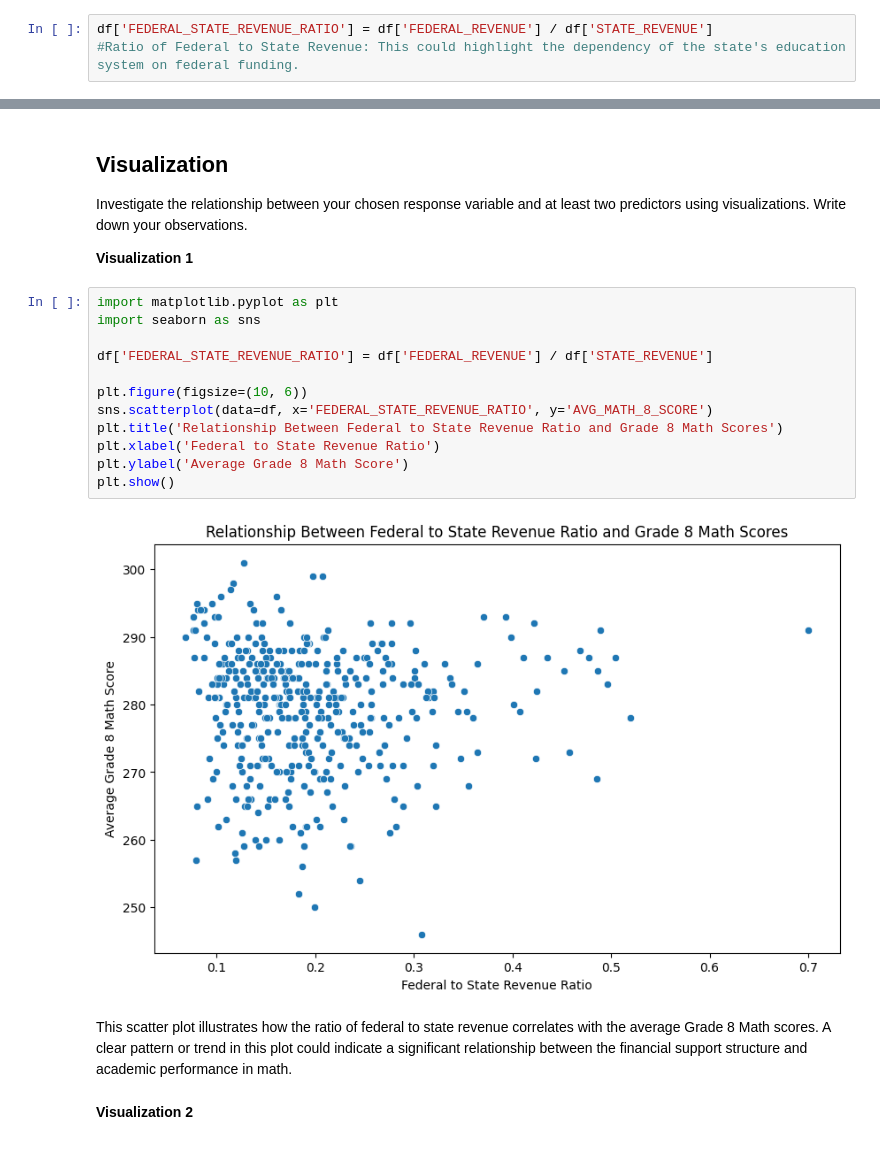
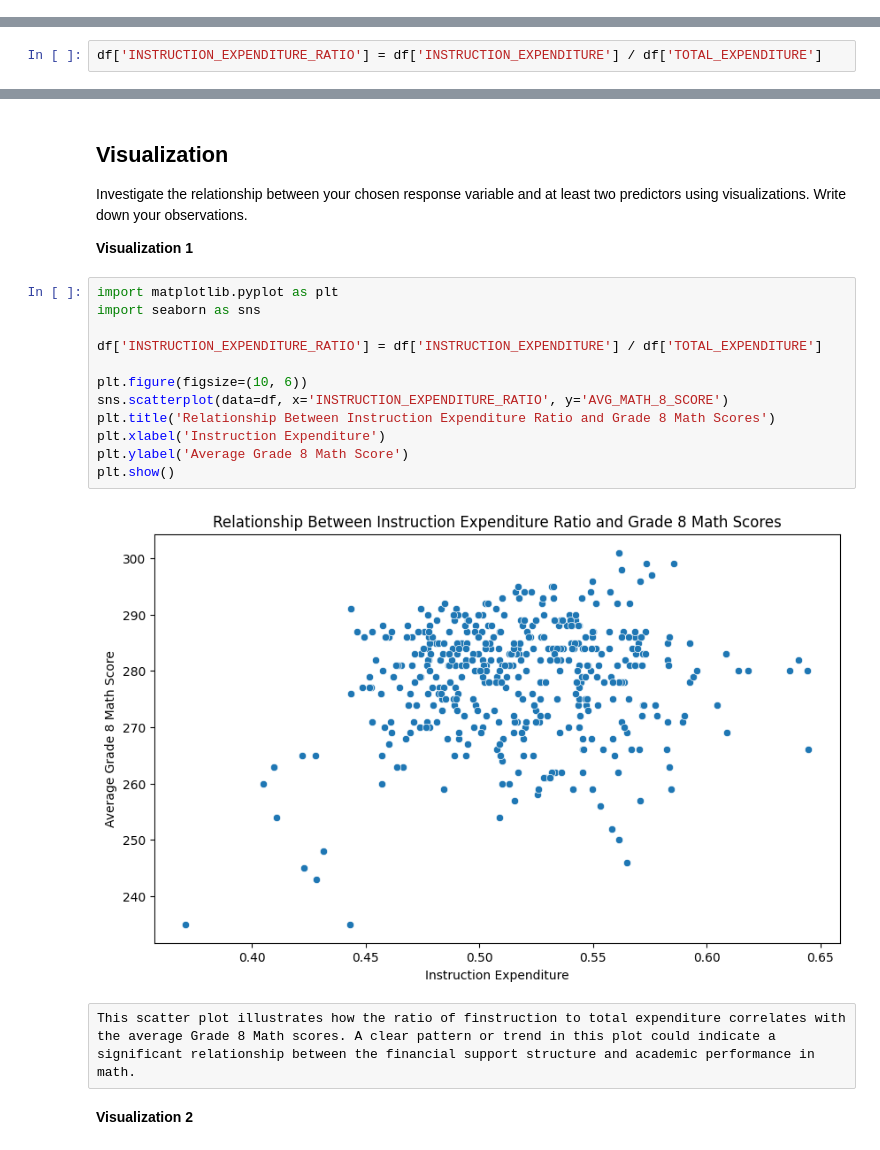
Before and after one commit to Edgarzhu7/MDST-Tutorial, a Jupyter notebook: tutorial1/checkpoint1.ipynb, the cells around one changed output, grey strips where cells are left out. Drawn from its saved outputs; the diff is of its cells as text.

```diff
--- a/tutorial1/checkpoint1.ipynb
+++ b/tutorial1/checkpoint1.ipynb
@@ -142,6 +142,3 @@ After exploring the data, you can choose to modify features that you would use t
 You can also create your own features. For example, perhaps you figured that maybe a state's expenditure per student may affect their overall academic performance so you create a expenditure_per_student feature.
 
 Use this space to modify or create features.
-# %%
-df['FEDERAL_STATE_REVENUE_RATIO'] = df['FEDERAL_REVENUE'] / df['STATE_REVENUE']
-#Ratio of Federal to State Revenue: This could highlight the dependency of the state's education system on federal funding.
@@ -149,0 +145,2 @@ Feature engineering justification: **<BRIEFLY DESCRIBE WHY YOU MADE THE CHANGES
+# %%
+df['INSTRUCTION_EXPENDITURE_RATIO'] = df['INSTRUCTION_EXPENDITURE'] / df['TOTAL_EXPENDITURE']
@@ -156,18 +156,18 @@ Investigate the relationship between your chosen response variable and at least
 # %%
 import matplotlib.pyplot as plt
 import seaborn as sns
 
-df['FEDERAL_STATE_REVENUE_RATIO'] = df['FEDERAL_REVENUE'] / df['STATE_REVENUE']
+df['INSTRUCTION_EXPENDITURE_RATIO'] = df['INSTRUCTION_EXPENDITURE'] / df['TOTAL_EXPENDITURE']
 
 plt.figure(figsize=(10, 6))
-sns.scatterplot(data=df, x='FEDERAL_STATE_REVENUE_RATIO', y='AVG_MATH_8_SCORE')
-plt.title('Relationship Between Federal to State Revenue Ratio and Grade 8 Math Scores')
-plt.xlabel('Federal to State Revenue Ratio')
+sns.scatterplot(data=df, x='INSTRUCTION_EXPENDITURE_RATIO', y='AVG_MATH_8_SCORE')
+plt.title('Relationship Between Instruction Expenditure Ratio and Grade 8 Math Scores')
+plt.xlabel('Instruction Expenditure')
 plt.ylabel('Average Grade 8 Math Score')
 plt.show()
 # %% [output]
-[figure, old version]
+[figure, new version]
-# %% [markdown]
-This scatter plot illustrates how the ratio of federal to state revenue correlates with the average Grade 8 Math scores. A clear pattern or trend in this plot could indicate a significant relationship between the financial support structure and academic performance in math.
+# %% [raw]
+This scatter plot illustrates how the ratio of finstruction to total expenditure correlates with the average Grade 8 Math scores. A clear pattern or trend in this plot could indicate a significant relationship between the financial support structure and academic performance in math.
 # %% [markdown]
 **Visualization 2**
```
Also changed, not shown: parts of 21 cells of this notebook, 2 other files.
